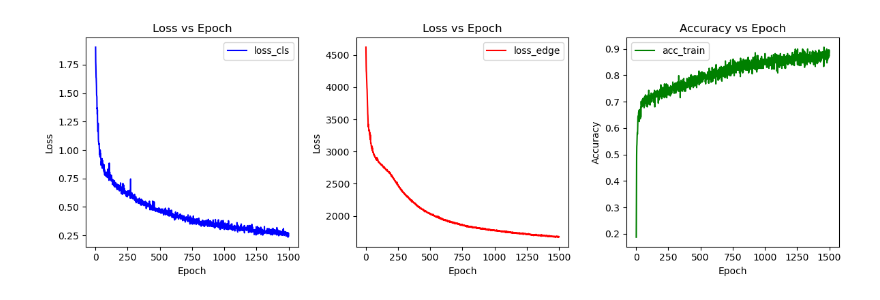
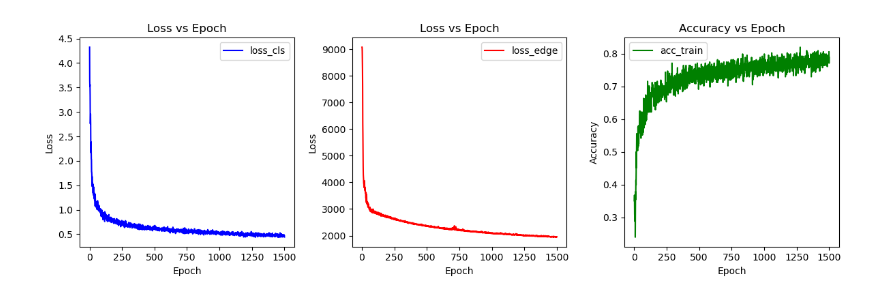
Before and after one commit to Sihan0229/GraphSmin, a Jupyter notebook: show_pic.ipynb, the cells around one changed output. Cells and saved outputs as stored; diff of their text form; code cells hidden in the pictures.

```diff
--- a/show_pic.ipynb
+++ b/show_pic.ipynb
@@ -27,7 +27,7 @@ def extract_data_from_log(file_path):
     return epochs, loss_cls, loss_edge, acc_train
 
 # 提取数据
-file_path = '/root/autodl-tmp/GraphSmin/output_my_data.log'
+file_path = '/root/autodl-tmp/GraphSmin/output_my_data_sage_step_new_Graph.log'
 epochs, loss_cls, loss_edge, acc_train = extract_data_from_log(file_path)
 
 # 创建绘图
@@ -35,31 +35,31 @@ plt.figure(figsize=(12, 4))
 
 # 绘制 loss_cls 和 loss_edge
 plt.subplot(1, 3, 1)
 plt.plot(epochs, loss_cls, label='loss_cls', color='b')
 #plt.plot(epochs, loss_edge, label='loss_edge', color='r')
 plt.xlabel('Epoch')
 plt.ylabel('Loss')
 plt.title('Loss vs Epoch')
 plt.legend()
 
 plt.subplot(1, 3, 2)
 #plt.plot(epochs, loss_cls, label='loss_cls', color='b')
 plt.plot(epochs, loss_edge, label='loss_edge', color='r')
 plt.xlabel('Epoch')
 plt.ylabel('Loss')
 plt.title('Loss vs Epoch')
 plt.legend()
 
 # 绘制 acc_train
 plt.subplot(1, 3, 3)
 plt.plot(epochs, acc_train, label='acc_train', color='g')
 plt.xlabel('Epoch')
 plt.ylabel('Accuracy')
 plt.title('Accuracy vs Epoch')
 plt.legend()
 
 # 显示图表
 plt.tight_layout()
 plt.show()
 # %% [output]
-[figure, old version]
+[figure, new version]
```
Also changed, not shown: 4 other files.
